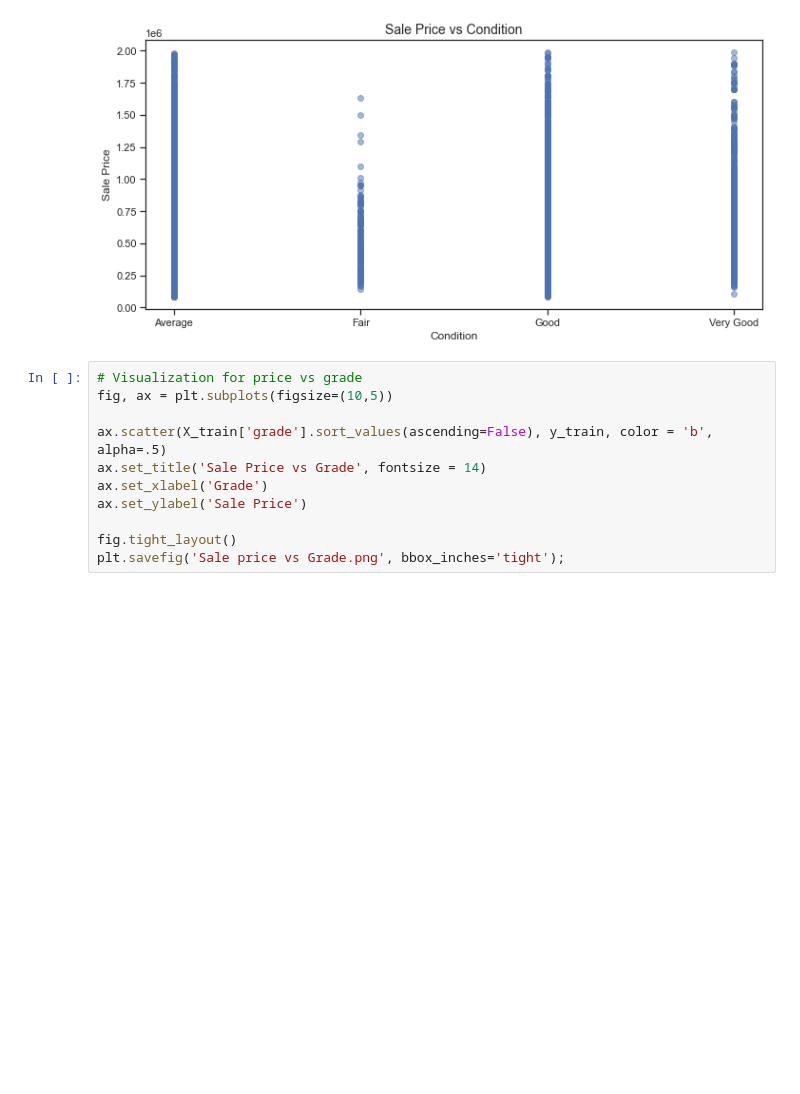
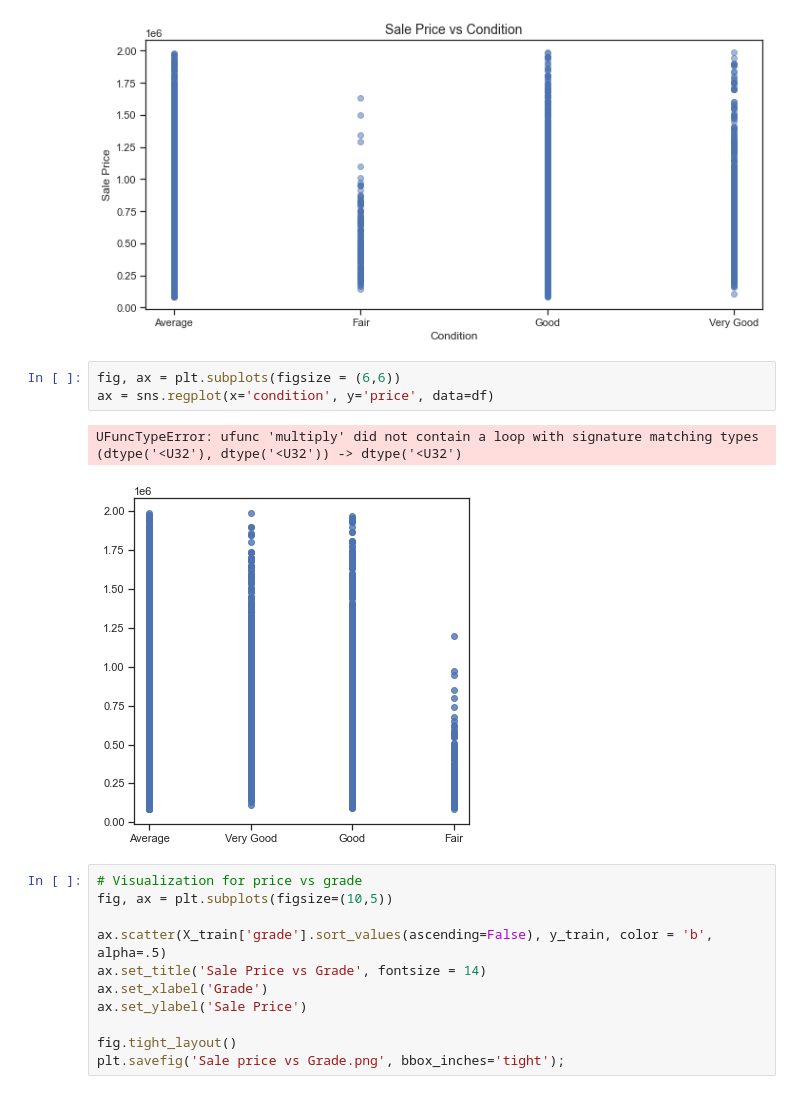
Before and after one commit to rusalka013/King-County-House-Sales-Project, a Jupyter notebook: King-County-House-Sales-Project.ipynb, the cells around one changed output. Saved outputs shown, nothing was run; the diff lists cells and outputs as text; blank space fills up the shorter version.

```diff
--- a/King-County-House-Sales-Project.ipynb
+++ b/King-County-House-Sales-Project.ipynb
@@ -2282,6 +2282,12 @@ fig.tight_layout()
 plt.savefig('Sale price vs Condition.png', bbox_inches='tight');
 # %% [output]
 [figure]
+# %%
+fig, ax = plt.subplots(figsize = (6,6))
+ax = sns.regplot(x='condition', y='price', data=df)
+# %% [output]
+UFuncTypeError: ufunc 'multiply' did not contain a loop with signature matching types (dtype('<U32'), dtype('<U32')) -> dtype('<U32')
+[figure, added]
 # %%
 # Visualization for price vs grade
 fig, ax = plt.subplots(figsize=(10,5))
```
